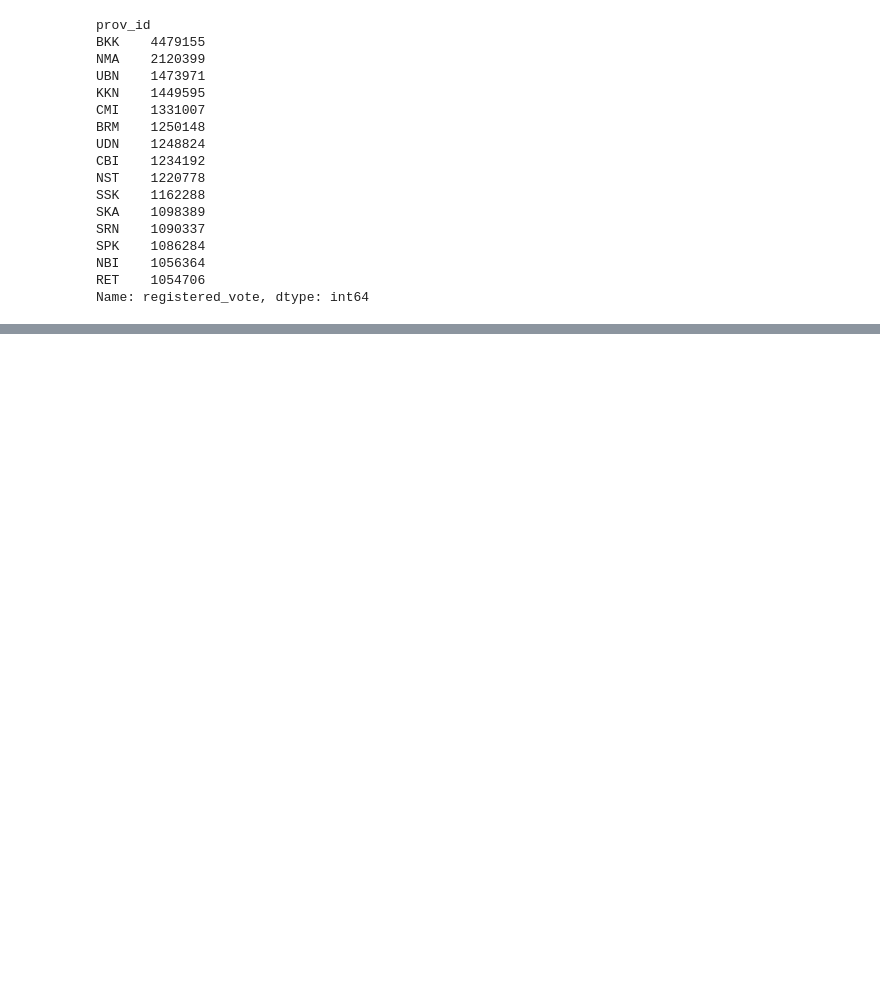
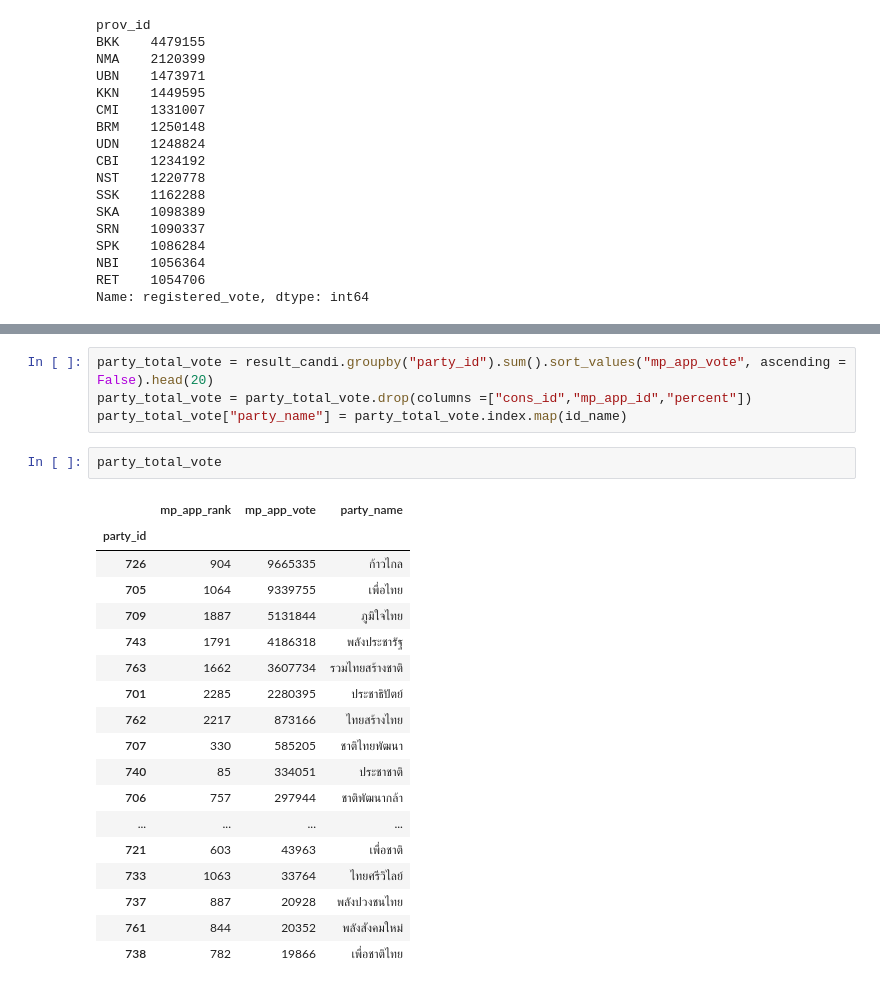
Before and after one commit to peemlerd/thai-election66, a Jupyter notebook: data_check.ipynb, the cells around one changed output, grey strips where cells are left out. Cells and saved outputs as stored; diff of their text form; blank space fills up the shorter version.

```diff
--- a/data_check.ipynb
+++ b/data_check.ipynb
@@ -202,0 +193,25 @@ cand9_df
+# %%
+party_total_vote = result_candi.groupby("party_id").sum().sort_values("mp_app_vote", ascending = False).head(20)
+party_total_vote = party_total_vote.drop(columns =["cons_id","mp_app_id","percent"])
+party_total_vote["party_name"] = party_total_vote.index.map(id_name)
+# %%
+party_total_vote
+# %% [output]
+|  | mp_app_rank | mp_app_vote | party_name |
+| party_id |  |  |  |
+| 726 | 904 | 9665335 | ก้าวไกล |
+| 705 | 1064 | 9339755 | เพื่อไทย |
+| 709 | 1887 | 5131844 | ภูมิใจไทย |
+| 743 | 1791 | 4186318 | พลังประชารัฐ |
+| 763 | 1662 | 3607734 | รวมไทยสร้างชาติ |
+| 701 | 2285 | 2280395 | ประชาธิปัตย์ |
+| 762 | 2217 | 873166 | ไทยสร้างไทย |
+| 707 | 330 | 585205 | ชาติไทยพัฒนา |
+| 740 | 85 | 334051 | ประชาชาติ |
+| 706 | 757 | 297944 | ชาติพัฒนากล้า |
+| ... | ... | ... | ... |
+| 721 | 603 | 43963 | เพื่อชาติ |
+| 733 | 1063 | 33764 | ไทยศรีวิไลย์ |
+| 737 | 887 | 20928 | พลังปวงชนไทย |
+| 761 | 844 | 20352 | พลังสังคมใหม่ |
+| 738 | 782 | 19866 | เพื่อชาติไทย |
```
Also changed, not shown: parts of 14 cells of this notebook.
